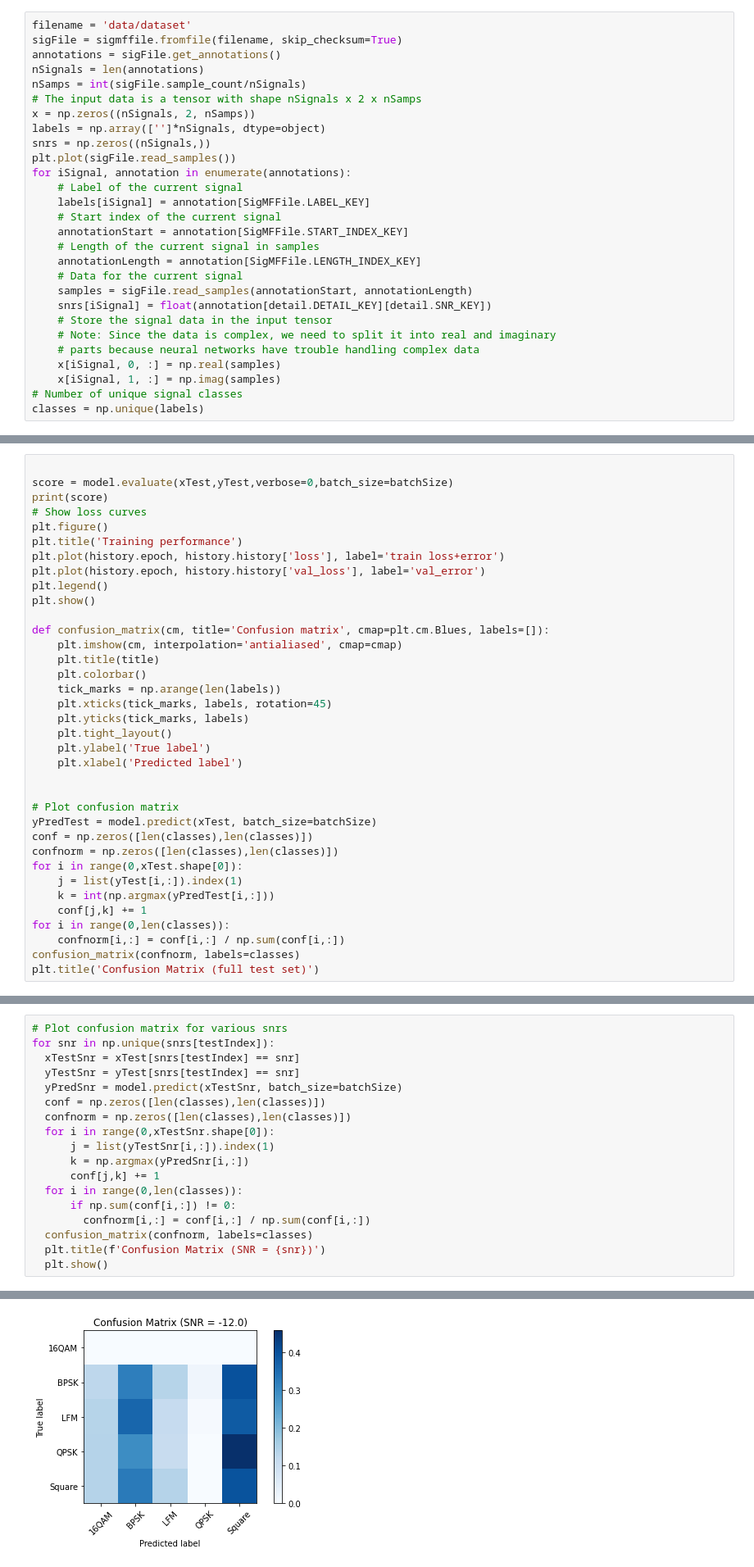
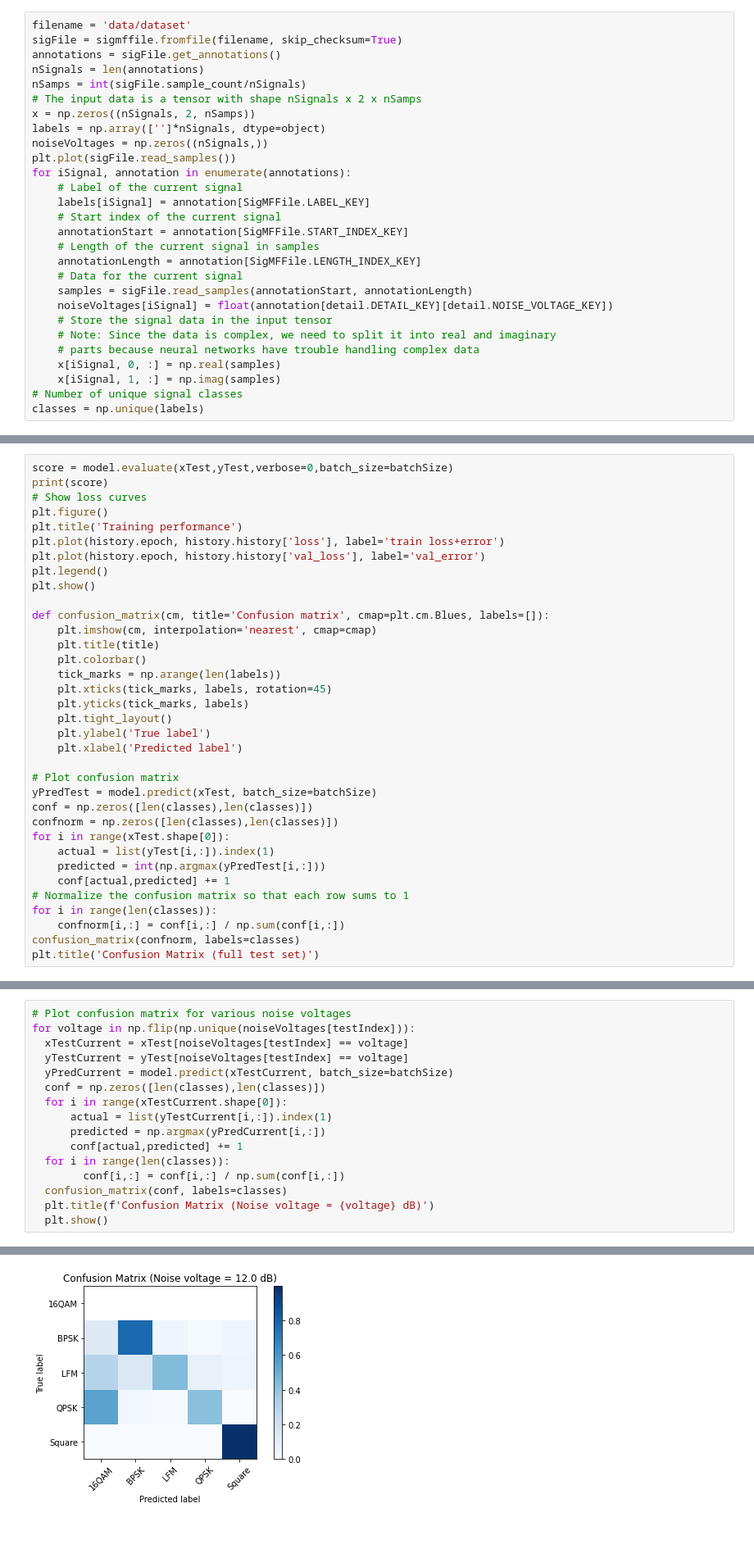
Before and after one commit to ShaneFlandermeyer/cs5033-final-project, a Jupyter notebook: modulation_recognition.ipynb, the cells around one changed output, grey strips where cells are left out. Shown: that part at 82% size. Cells and saved outputs as stored; diff of their text form; blank space fills up the shorter version.

```diff
--- a/modulation_recognition.ipynb
+++ b/modulation_recognition.ipynb
@@ -20,7 +20,7 @@ nSamps = int(sigFile.sample_count/nSignals)
 # The input data is a tensor with shape nSignals x 2 x nSamps
 x = np.zeros((nSignals, 2, nSamps))
 labels = np.array(['']*nSignals, dtype=object)
-snrs = np.zeros((nSignals,))
+noiseVoltages = np.zeros((nSignals,))
 plt.plot(sigFile.read_samples())
 for iSignal, annotation in enumerate(annotations):
     # Label of the current signal
@@ -31,7 +31,7 @@ for iSignal, annotation in enumerate(annotations):
     annotationLength = annotation[SigMFFile.LENGTH_INDEX_KEY]
     # Data for the current signal
     samples = sigFile.read_samples(annotationStart, annotationLength)
-    snrs[iSignal] = float(annotation[detail.DETAIL_KEY][detail.SNR_KEY])
+    noiseVoltages[iSignal] = float(annotation[detail.DETAIL_KEY][detail.NOISE_VOLTAGE_KEY])
     # Store the signal data in the input tensor
     # Note: Since the data is complex, we need to split it into real and imaginary
     # parts because neural networks have trouble handling complex data
@@ -184,5 +169,4 @@ _________________________________________________________________
 # %%
-
 score = model.evaluate(xTest,yTest,verbose=0,batch_size=batchSize)
 print(score)
 # Show loss curves
@@ -194,7 +178,7 @@ plt.legend()
 plt.show()
 
 def confusion_matrix(cm, title='Confusion matrix', cmap=plt.cm.Blues, labels=[]):
-    plt.imshow(cm, interpolation='antialiased', cmap=cmap)
+    plt.imshow(cm, interpolation='nearest', cmap=cmap)
     plt.title(title)
     plt.colorbar()
     tick_marks = np.arange(len(labels))
@@ -204,16 +188,16 @@ def confusion_matrix(cm, title='Confusion matrix', cmap=plt.cm.Blues, labels=[])
     plt.ylabel('True label')
     plt.xlabel('Predicted label')
 
-
 # Plot confusion matrix
 yPredTest = model.predict(xTest, batch_size=batchSize)
 conf = np.zeros([len(classes),len(classes)])
 confnorm = np.zeros([len(classes),len(classes)])
-for i in range(0,xTest.shape[0]):
-    j = list(yTest[i,:]).index(1)
-    k = int(np.argmax(yPredTest[i,:]))
-    conf[j,k] += 1
-for i in range(0,len(classes)):
+for i in range(xTest.shape[0]):
+    actual = list(yTest[i,:]).index(1)
+    predicted = int(np.argmax(yPredTest[i,:]))
+    conf[actual,predicted] += 1
+# Normalize the confusion matrix so that each row sums to 1
+for i in range(len(classes)):
     confnorm[i,:] = conf[i,:] / np.sum(conf[i,:])
 confusion_matrix(confnorm, labels=classes)
 plt.title('Confusion Matrix (full test set)')
@@ -225,19 +209,17 @@ Text(0.5, 1.0, 'Confusion Matrix (full test set)')
 # %%
-# Plot confusion matrix for various snrs
-for snr in np.unique(snrs[testIndex]):
-  xTestSnr = xTest[snrs[testIndex] == snr]
-  yTestSnr = yTest[snrs[testIndex] == snr]
-  yPredSnr = model.predict(xTestSnr, batch_size=batchSize)
+# Plot confusion matrix for various noise voltages
+for voltage in np.flip(np.unique(noiseVoltages[testIndex])):
+  xTestCurrent = xTest[noiseVoltages[testIndex] == voltage]
+  yTestCurrent = yTest[noiseVoltages[testIndex] == voltage]
+  yPredCurrent = model.predict(xTestCurrent, batch_size=batchSize)
   conf = np.zeros([len(classes),len(classes)])
-  confnorm = np.zeros([len(classes),len(classes)])
-  for i in range(0,xTestSnr.shape[0]):
-      j = list(yTestSnr[i,:]).index(1)
-      k = np.argmax(yPredSnr[i,:])
-      conf[j,k] += 1
-  for i in range(0,len(classes)):
-      if np.sum(conf[i,:]) != 0:
-        confnorm[i,:] = conf[i,:] / np.sum(conf[i,:])
-  confusion_matrix(confnorm, labels=classes)
-  plt.title(f'Confusion Matrix (SNR = {snr})')
+  for i in range(xTestCurrent.shape[0]):
+      actual = list(yTestCurrent[i,:]).index(1)
+      predicted = np.argmax(yPredCurrent[i,:])
+      conf[actual,predicted] += 1
+  for i in range(len(classes)):
+        conf[i,:] = conf[i,:] / np.sum(conf[i,:])
+  confusion_matrix(conf, labels=classes)
+  plt.title(f'Confusion Matrix (Noise voltage = {voltage} dB)')
   plt.show()
 # %% [output]
@@ -245 +227 @@ for snr in np.unique(snrs[testIndex]):
-[figure, old version]
+[figure, new version]
```
Also changed, not shown: parts of 7 cells of this notebook, 3 other files.
